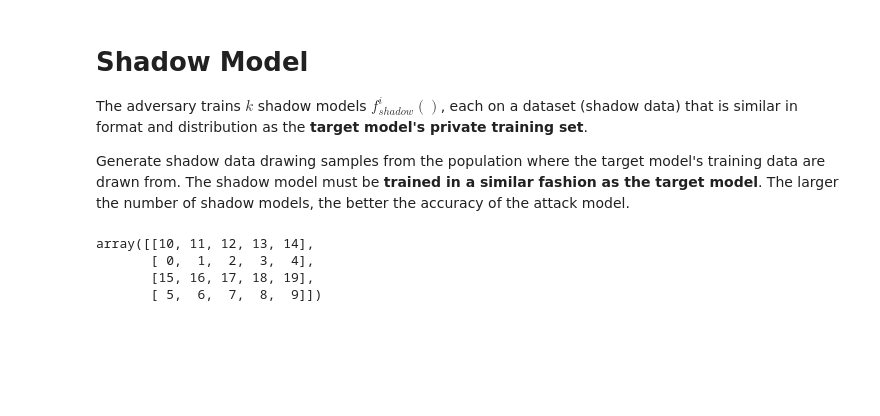
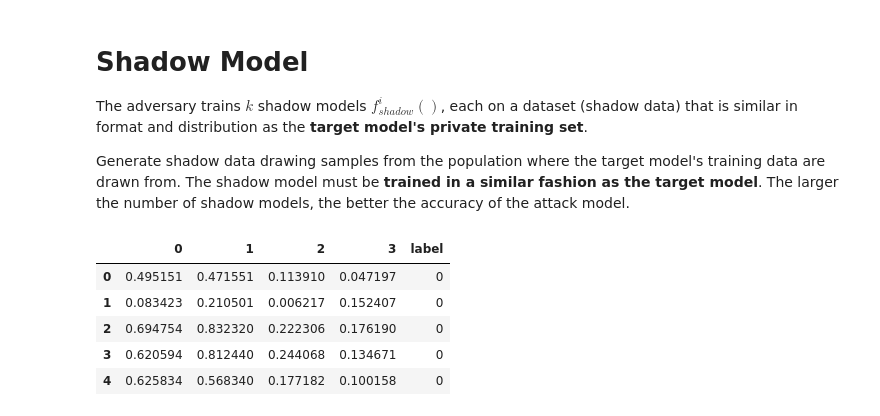
Before and after one commit to BielStela/membership_inference, a Jupyter notebook: notebooks/shadow_models.ipynb, the cells around one changed output. Cells and saved outputs as stored; diff of their text form; code cells hidden in the pictures; blank space fills up the shorter version.

```diff
--- a/notebooks/shadow_models.ipynb
+++ b/notebooks/shadow_models.ipynb
@@ -18,7 +19,11 @@ np.random.shuffle(arr)
-# %%
-arr
-# %% [output]
-array([[10, 11, 12, 13, 14],
-       [ 0,  1,  2,  3,  4],
-       [15, 16, 17, 18, 19],
-       [ 5,  6,  7,  8,  9]])
+# %%
+data = pd.read_csv('synthetic_irir.csv')
+# %%
+data.head()
+# %% [output]
+|  | 0 | 1 | 2 | 3 | label |
+| 0 | 0.495151 | 0.471551 | 0.113910 | 0.047197 | 0 |
+| 1 | 0.083423 | 0.210501 | 0.006217 | 0.152407 | 0 |
+| 2 | 0.694754 | 0.832320 | 0.222306 | 0.176190 | 0 |
+| 3 | 0.620594 | 0.812440 | 0.244068 | 0.134671 | 0 |
+| 4 | 0.625834 | 0.568340 | 0.177182 | 0.100158 | 0 |
```
Also changed, not shown: parts of 7 cells of this notebook, 2 other files.
